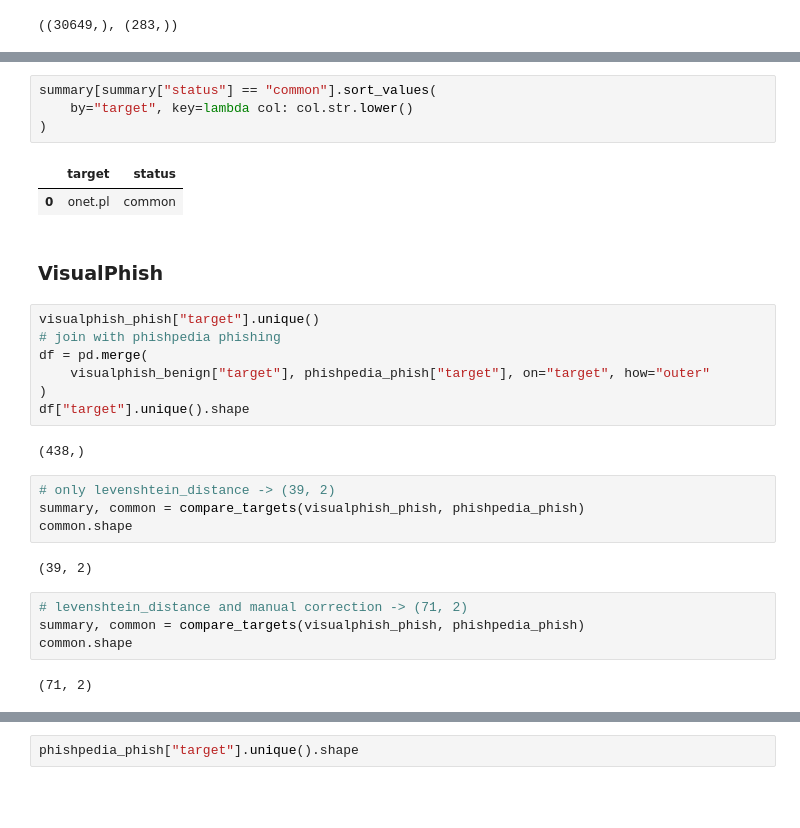
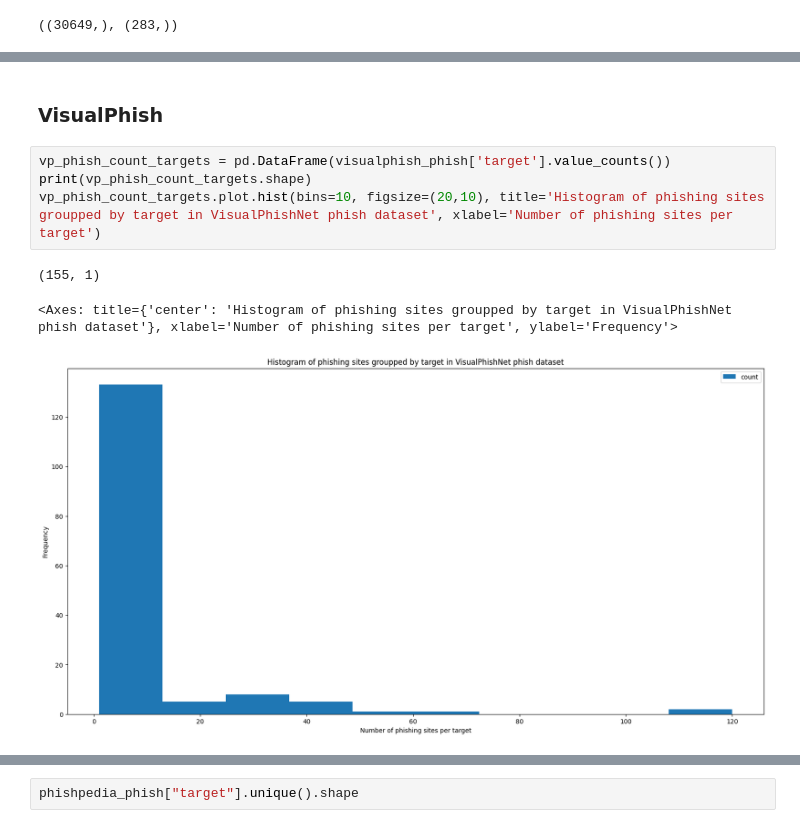
Before and after one commit to Percival33/phish-target-recognition, a Jupyter notebook: notebooks/008-datasets-analisys.ipynb, the cells around one changed output, grey strips where cells are left out. Saved outputs shown, nothing was run; the diff lists cells and outputs as text; blank space fills up the shorter version.

```diff
--- a/notebooks/008-datasets-analisys.ipynb
+++ b/notebooks/008-datasets-analisys.ipynb
@@ -552,30 +584,10 @@ phishpedia_benign["target"].unique().shape, phishpedia_phish["target"].unique().
-# %%
-summary[summary["status"] == "common"].sort_values(
-    by="target", key=lambda col: col.str.lower()
-)
-# %% [output]
-|  | target | status |
-| 0 | onet.pl | common |
 # %% [markdown]
 ### VisualPhish
-# %%
-visualphish_phish["target"].unique()
-# join with phishpedia phishing
-df = pd.merge(
-    visualphish_benign["target"], phishpedia_phish["target"], on="target", how="outer"
-)
-df["target"].unique().shape
-# %% [output]
-(438,)
-# %%
-# only levenshtein_distance -> (39, 2)
-summary, common = compare_targets(visualphish_phish, phishpedia_phish)
-common.shape
-# %% [output]
-(39, 2)
-# %%
-# levenshtein_distance and manual correction -> (71, 2)
-summary, common = compare_targets(visualphish_phish, phishpedia_phish)
-common.shape
-# %% [output]
-(71, 2)
+# %%
+vp_phish_count_targets = pd.DataFrame(visualphish_phish['target'].value_counts())
+print(vp_phish_count_targets.shape)
+vp_phish_count_targets.plot.hist(bins=10, figsize=(20,10), title='Histogram of phishing sites groupped by target in VisualPhishNet phish dataset', xlabel='Number of phishing sites per target')
+# %% [output]
+(155, 1)
+<Axes: title={'center': 'Histogram of phishing sites groupped by target in VisualPhishNet phish dataset'}, xlabel='Number of phishing sites per target', ylabel='Frequency'>
+[figure, added]
```
Also changed, not shown: parts of 27 cells of this notebook.
